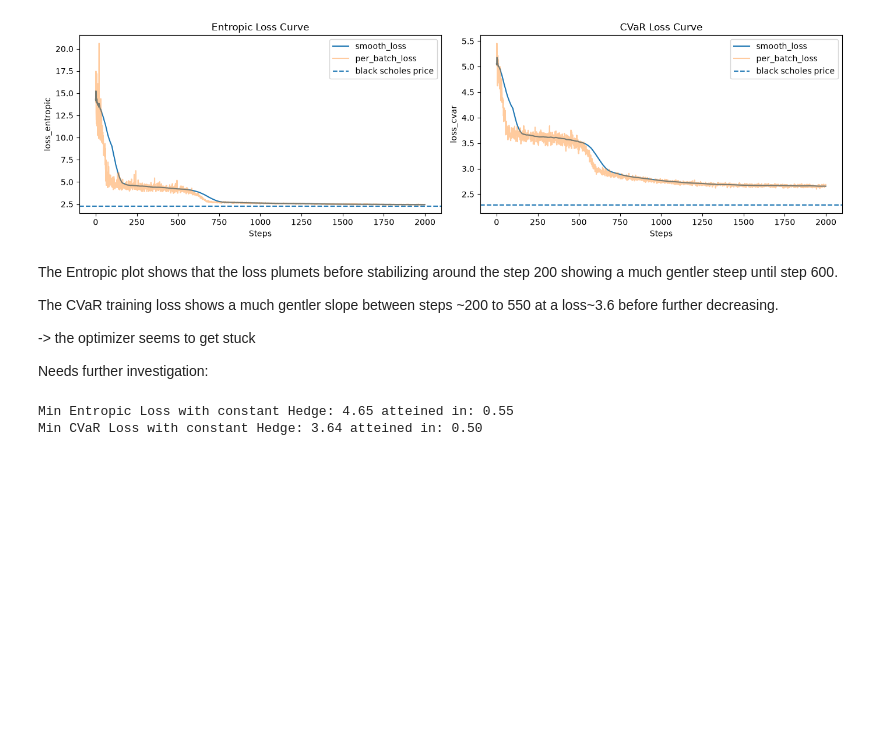
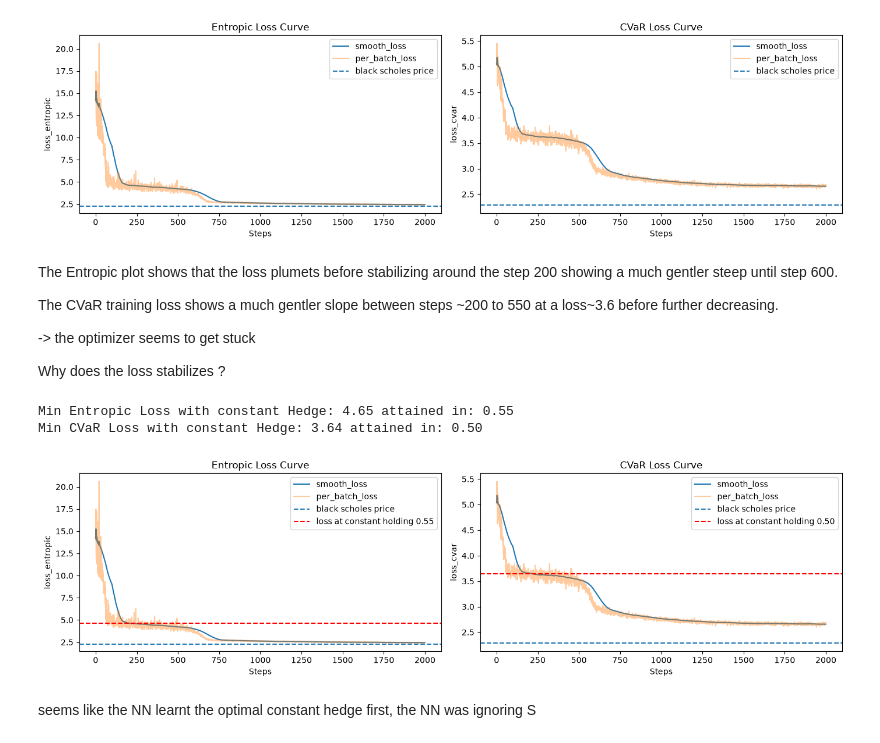
Before and after one commit to AnesABDOU/DeepHedging, a Jupyter notebook: notebooks/nn_res_analysis.ipynb, the cells around one changed output. Cells and saved outputs as stored; diff of their text form; code cells hidden in the pictures; blank space fills up the shorter version.

```diff
--- a/notebooks/nn_res_analysis.ipynb
+++ b/notebooks/nn_res_analysis.ipynb
@@ -66,7 +66,7 @@ shape: (5, 3)
 # %%
 config_path = os.path.join(entropic_run_path, "config.yaml")
 # %%
-with open(cvar_config_path) as f:
+with open(config_path) as f:
     config = yaml.safe_load(f)
 
 S0 = config["market"]["S0"]
@@ -112,7 +112,7 @@ The CVaR training loss shows a much gentler slope between steps ~200 to 550 at a
 
 -> the optimizer seems to get stuck
 
-Needs further investigation:
+Why does the loss stabilizes ?
 # %%
 from deep_hedging.delta import bs_hedge_policy
 from deep_hedging.risk import entropic_risk, cvar_empirical
@@ -124,13 +126,13 @@ n_paths = config["test"]["n_paths"]
 lam = config["risk"]["lam"]
 alpha = config["risk"]["alpha"]
 torch.manual_seed(config["test_seed"])
-_, test_S = simulate_gbm(S0, mu, sigma, T, n_steps, n_paths)
+test_t, test_S = simulate_gbm(S0, mu, sigma, T, n_steps, n_paths)
 
 payoff_ = call_payoff(K, test_S[:,-1, 0])
 
 
-entropic_loss = []
-cvar_loss = []
+entropic_loss_list = []
+cvar_loss_list = []
 
 min_entropic = 15
 min_cvar = 15
@@ -154,11 +156,40 @@ for c in cs:
         c_star_cvar = c.item()
         min_cvar = temp_cvar.item()
 
-    entropic_loss.append(temp_entropic)
-    cvar_loss.append(cvar_empirical(pnl_, alpha)[1])
+    entropic_loss_list.append(temp_entropic)
+    cvar_loss_list.append(temp_cvar)
 
-print(f"Min Entropic Loss with constant Hedge: {min_entropic:.2f} atteined in: {c_star_entropic:.2f}")
-print(f"Min CVaR Loss with constant Hedge: {min_cvar:.2f} atteined in: {c_star_cvar:.2f} ")
+print(f"Min Entropic Loss with constant Hedge: {min_entropic:.2f} attained in: {c_star_entropic:.2f}")
+print(f"Min CVaR Loss with constant Hedge: {min_cvar:.2f} attained in: {c_star_cvar:.2f} ")
 # %% [output]
-Min Entropic Loss with constant Hedge: 4.65 atteined in: 0.55
-Min CVaR Loss with constant Hedge: 3.64 atteined in: 0.50
+Min Entropic Loss with constant Hedge: 4.65 attained in: 0.55
+Min CVaR Loss with constant Hedge: 3.64 attained in: 0.50
+# %%
+fig, (ax1, ax2) = plt.subplots(1, 2, figsize=(14, 4))
+
+# Entropic Loss
+sns.lineplot(data=entropic_loss, x="iter", y="loss_rolling_mean", ax=ax1, label="smooth_loss")
+sns.lineplot(data=entropic_loss, x="iter", y="loss", ax=ax1, alpha=0.4, label="per_batch_loss")
+ax1.axhline(bs_price, linestyle="--", label="black scholes price")
+ax1.axhline(min_entropic, color="red", linestyle="--", label=f"loss at constant holding {c_star_entropic:.2f}")
+ax1.set_xlabel("Steps")
+ax1.set_ylabel("loss_entropic")
+ax1.set_title("Entropic Loss Curve")
+ax1.legend()
+
+# CVaR Loss
+sns.lineplot(data=cvar_loss, x="iter", y="loss_rolling_mean", ax=ax2, label="smooth_loss")
+sns.lineplot(data=cvar_loss, x="iter", y="loss", ax=ax2, alpha=0.4, label="per_batch_loss")
+ax2.axhline(bs_price, linestyle="--", label="black scholes price")
+ax2.axhline(min_cvar, color="red", linestyle="--", label=f"loss at constant holding {c_star_cvar:.2f}")
+ax2.set_xlabel("Steps")
+ax2.set_ylabel("loss_cvar")
+ax2.set_title("CVaR Loss Curve")
+ax2.legend()
+
+fig.tight_layout()
+fig.savefig("results/loss_curve/training_loss.png", dpi=150, bbox_inches="tight")
+# %% [output]
+[figure, added]
+# %% [markdown]
+seems like the NN learnt the optimal constant hedge first, the NN was ignoring S
```
Also changed, not shown: parts of 7 cells of this notebook.
